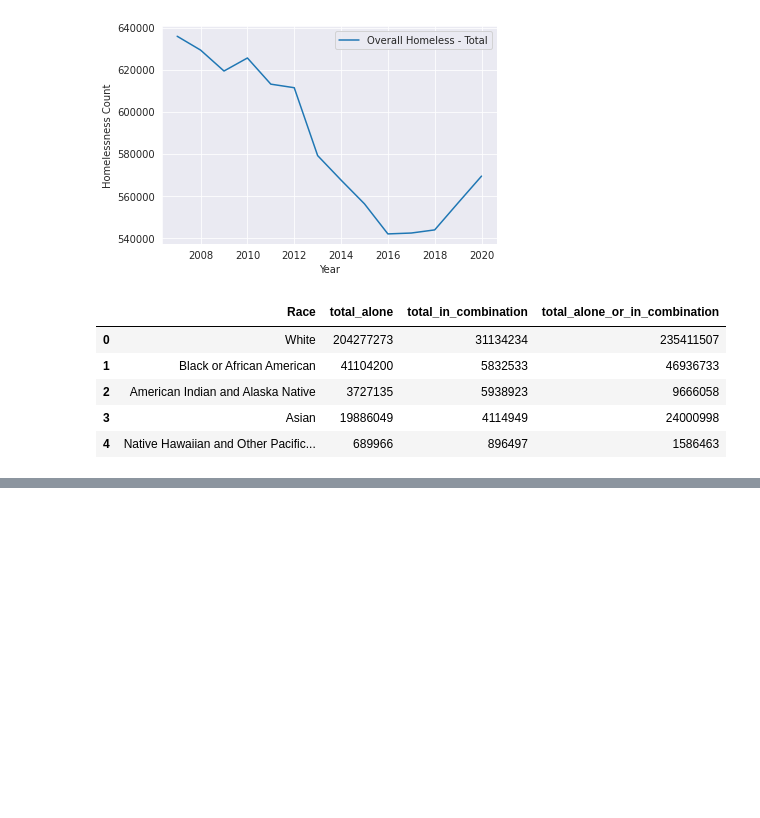
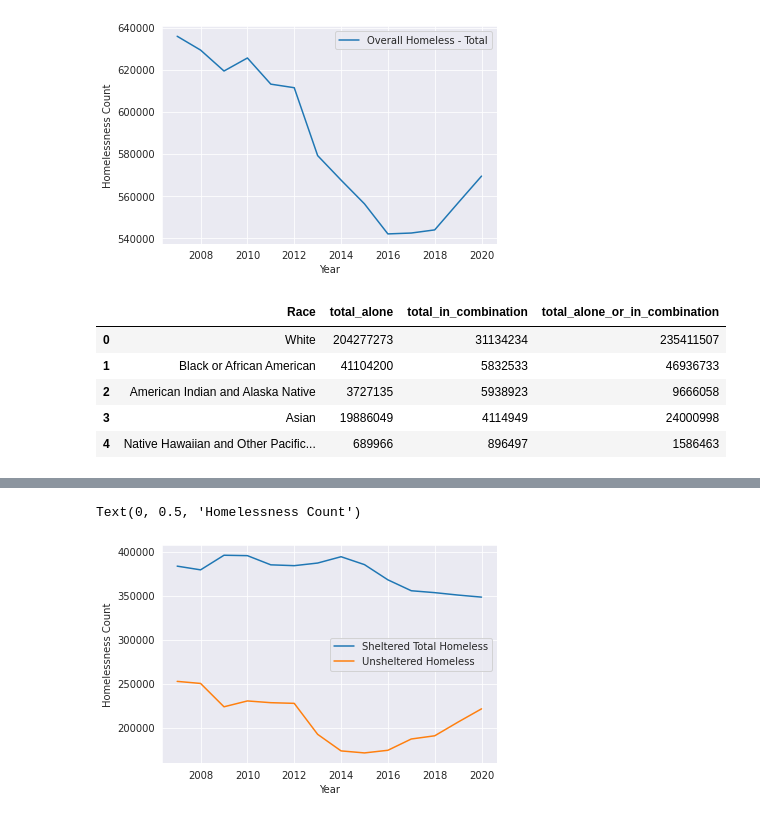
Before and after one commit to Jenniarlet/homeless_project, a Jupyter notebook: notebooks/homelessness_demographic_timeline_viz.ipynb, the cells around one changed output, grey strips where cells are left out. Saved outputs shown, nothing was run; the diff lists cells and outputs as text; code cells hidden in the pictures; blank space fills up the shorter version.

```diff
--- a/notebooks/homelessness_demographic_timeline_viz.ipynb
+++ b/notebooks/homelessness_demographic_timeline_viz.ipynb
@@ -203,0 +223,10 @@ homeless_total_popu[['Race','Overall Homeless : Total Population(%)' ]]
+# %%
+filt = merged[['Sheltered Total Homeless', 'Unsheltered Homeless', 'Year']]
+# new_total = total + ' - Total'
+# filt = filt.rename(columns={total:new_total})
+filt.groupby('Year').sum().plot()
+# plt.ticklabel_format(style='sci', axis='y', scilimits=(0,0))
+plt.ylabel('Homelessness Count')
+# %% [output]
+Text(0, 0.5, 'Homelessness Count')
+[figure, added]
```
Also changed, not shown: parts of 5 cells of this notebook.
